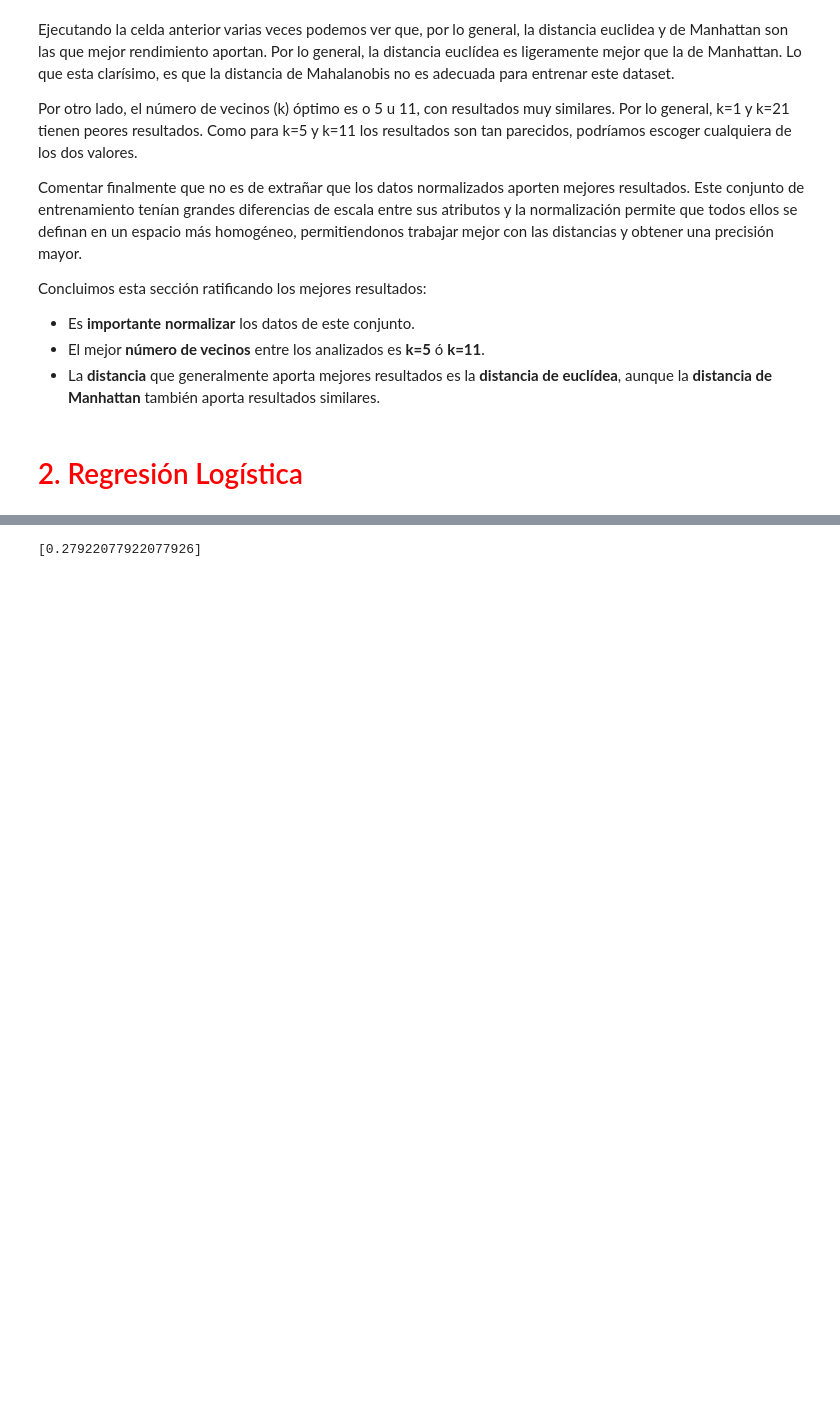
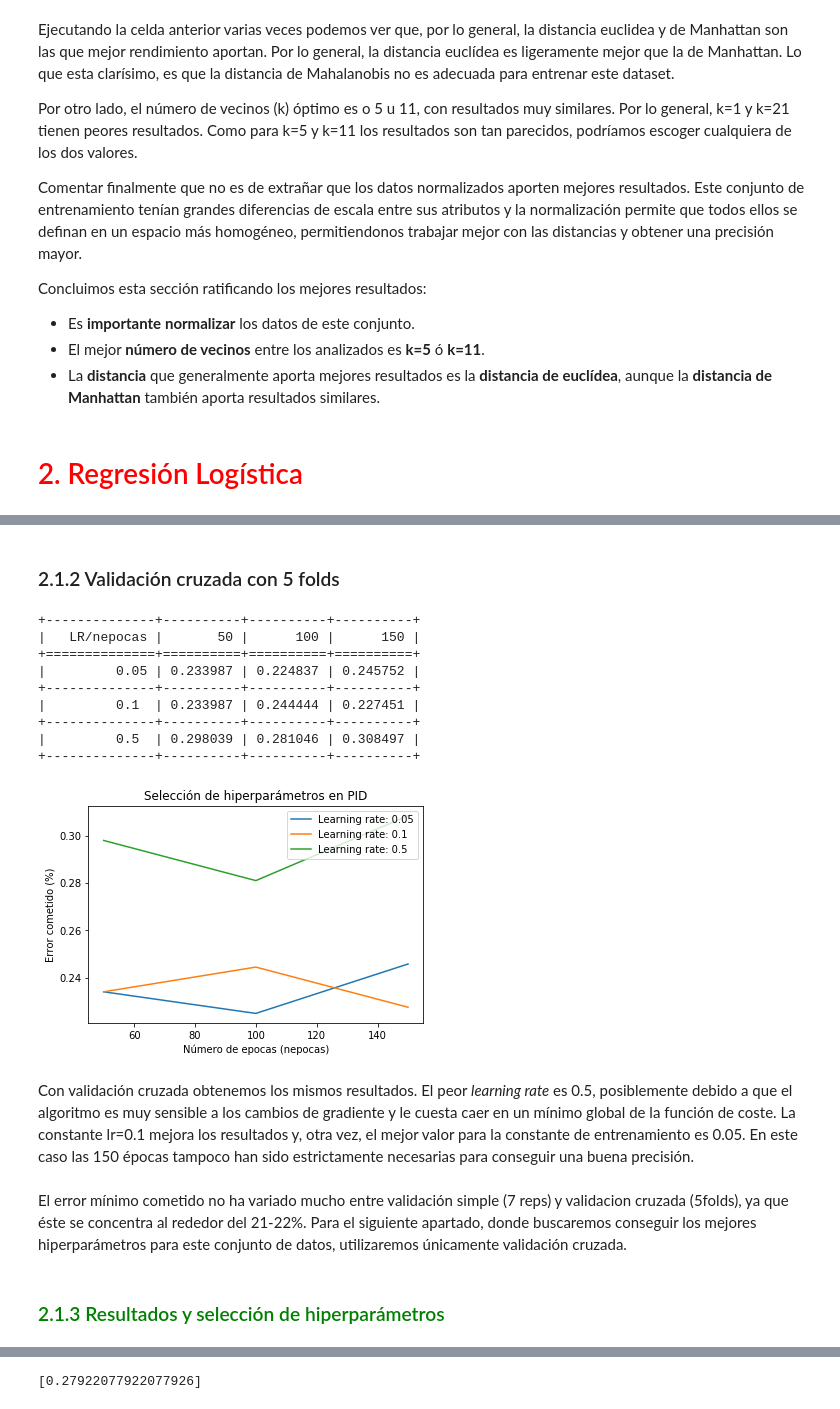
Before and after one commit to AlejandroSantorum/MachineLearning_Assignments, a Jupyter notebook: Assignment2/test_KNN-LR.ipynb, the cells around one changed output, grey strips where cells are left out. Saved outputs shown, nothing was run; the diff lists cells and outputs as text; code cells hidden in the pictures; blank space fills up the shorter version.

```diff
--- a/Assignment2/test_KNN-LR.ipynb
+++ b/Assignment2/test_KNN-LR.ipynb
@@ -569,0 +624,21 @@ Concluimos esta sección ratificando los mejores resultados:
+# %% [markdown]
+### 2.1.2 Validación cruzada con 5 folds
+# %%
+run_logReg(lr_list, epochs_list, db_pid_norm, 'PID', strat_cross_f5)
+# %% [output]
++--------------+----------+----------+----------+
+|   LR/nepocas |       50 |      100 |      150 |
++==============+==========+==========+==========+
+|         0.05 | 0.233987 | 0.224837 | 0.245752 |
++--------------+----------+----------+----------+
+|         0.1  | 0.233987 | 0.244444 | 0.227451 |
++--------------+----------+----------+----------+
+|         0.5  | 0.298039 | 0.281046 | 0.308497 |
++--------------+----------+----------+----------+
+[figure, added]
+# %% [markdown]
+Con validación cruzada obtenemos los mismos resultados. El peor *learning rate* es 0.5, posiblemente debido a que el algoritmo es muy sensible a los cambios de gradiente y le cuesta caer en un mínimo global de la función de coste. La constante lr=0.1 mejora los resultados y, otra vez, el mejor valor para la constante de entrenamiento es 0.05. En este caso las 150 épocas tampoco han sido estrictamente necesarias para conseguir una buena precisión.
+# %% [markdown]
+El error mínimo cometido no ha variado mucho entre validación simple (7 reps) y validacion cruzada (5folds), ya que éste se concentra al rededor del 21-22%. Para el siguiente apartado, donde buscaremos conseguir los mejores hiperparámetros para este conjunto de datos, utilizaremos únicamente validación cruzada.
+# %% [markdown]
+### <font color='green'> 2.1.3 Resultados y selección de hiperparámetros </font>
```
Also changed, not shown: parts of 45 cells of this notebook, 1 other file.
